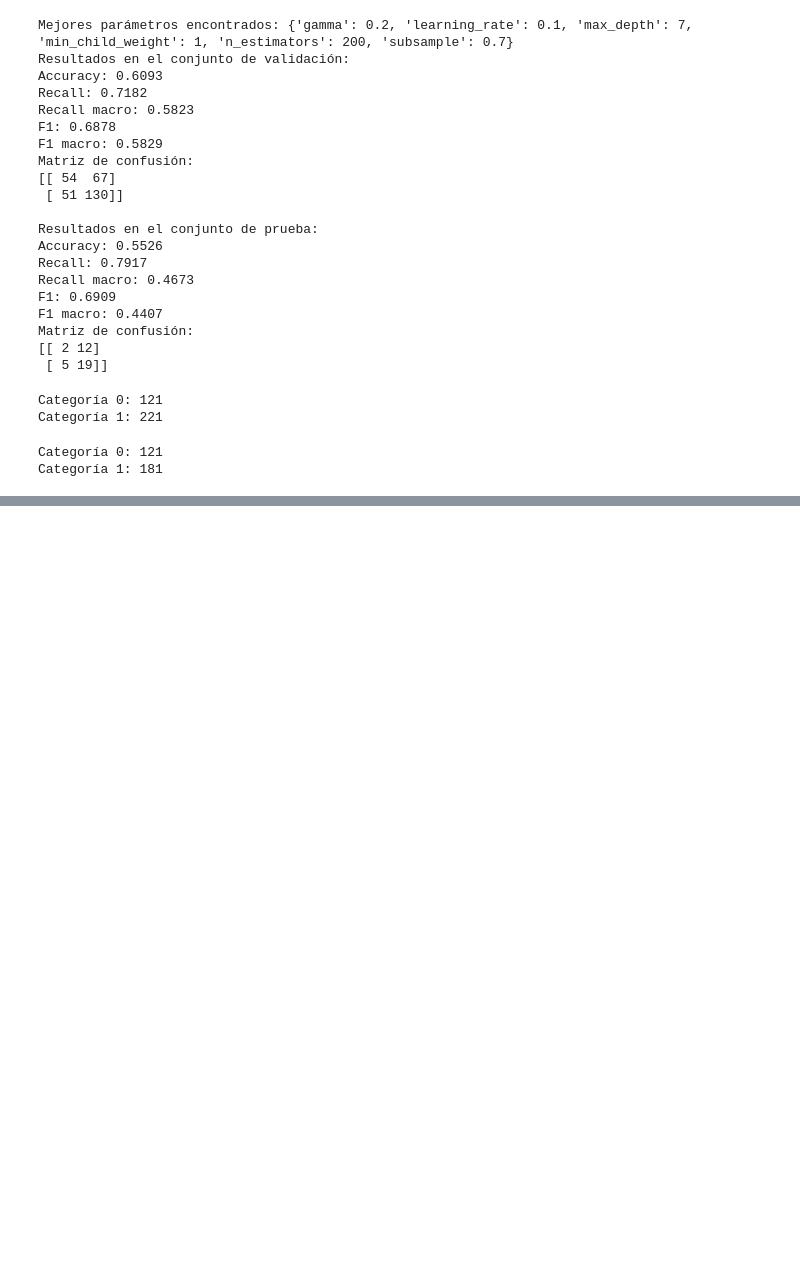
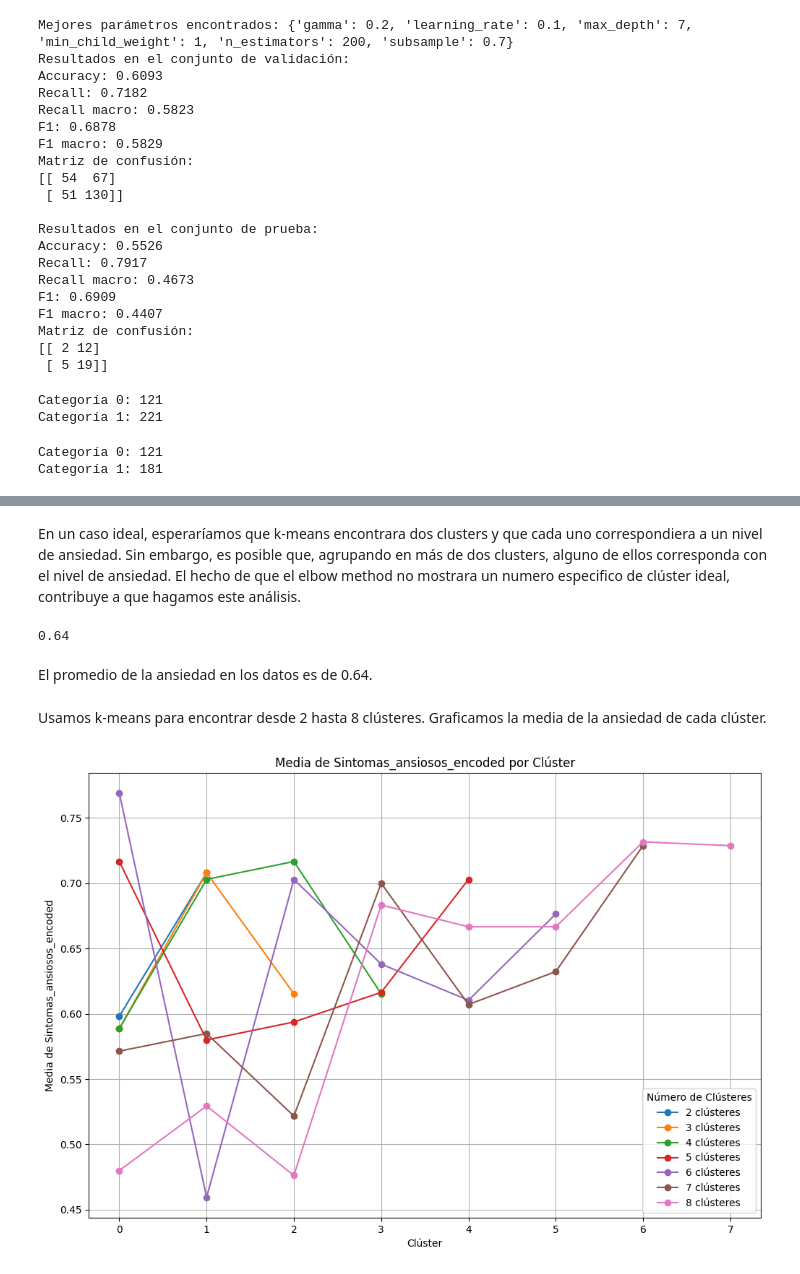
Before and after one commit to daniela-estevez/ProyectoIntegrador, a Jupyter notebook: Avance4_13Equipo.ipynb, the cells around one changed output, grey strips where cells are left out. Drawn from its saved outputs; the diff is of its cells as text; code cells hidden in the pictures; blank space fills up the shorter version.

```diff
--- a/Avance4_13Equipo.ipynb
+++ b/Avance4_13Equipo.ipynb
@@ -1514,0 +1676,54 @@ Categoría 1: 181
+# %% [markdown]
+En un caso ideal, esperaríamos que k-means encontrara dos clusters y que cada uno correspondiera a un nivel de ansiedad. Sin embargo, es posible que, agrupando en más de dos clusters, alguno de ellos corresponda con el nivel de ansiedad. El hecho de que el elbow method no mostrara un numero especifico de clúster ideal, contribuye a que hagamos este análisis.
+# %%
+ansiedad_means = df_TC_scaled['Sintomas_ansiosos_encoded'].mean()
+print(round(ansiedad_means,2))
+# %% [output]
+0.64
+# %% [markdown]
+El promedio de la ansiedad en los datos es de 0.64.
+# %% [markdown]
+Usamos k-means para encontrar desde 2 hasta 8 clústeres. Graficamos la media de la ansiedad de cada clúster.
+# %%
+# Definir el rango para el número de clústeres
+cluster_range = range(2, 9)
+
+# Lista para almacenar los resultados de las medias
+means_list = []
+
+for i in cluster_range:
+    # Inicializar el modelo KMeans con el número actual de clústeres
+    kmeans = KMeans(init='random', n_clusters=i, n_init=10, random_state = 42)
+
+    # Ajustar el modelo a los datos
+    kmeans.fit(df_clusters)
+
+    # Predecir el clúster para cada registro
+    clusters = kmeans.predict(df_clusters)
+
+    # Combinar las columnas relevantes en un DataFrame
+    df_combined_iter = pd.DataFrame({
+        'cluster': clusters,
+        'Sintomas_ansiosos_encoded': df_TC_scaled['Sintomas_ansiosos_encoded']
+    })
+
+    # Calcular la media de 'Sintomas_ansiosos_encoded' para cada clúster
+    cluster_means = df_combined_iter.groupby('cluster')['Sintomas_ansiosos_encoded'].mean()
+
+    # Almacenar las medias en la lista
+    means_list.append(cluster_means)
+
+# Graficar las medias
+plt.figure(figsize=(12, 8))
+
+for i, cluster_means in enumerate(means_list, start=2):
+    plt.plot(cluster_means.index, cluster_means.values, marker='o', label=f'{i} clústeres')
+
+plt.title('Media de Sintomas_ansiosos_encoded por Clúster')
+plt.xlabel('Clúster')
+plt.ylabel('Media de Sintomas_ansiosos_encoded')
+plt.legend(title='Número de Clústeres')
+plt.grid(True)
+plt.show()
+# %% [output]
+[figure, added]
```
Also changed, not shown: parts of 30 cells of this notebook.
